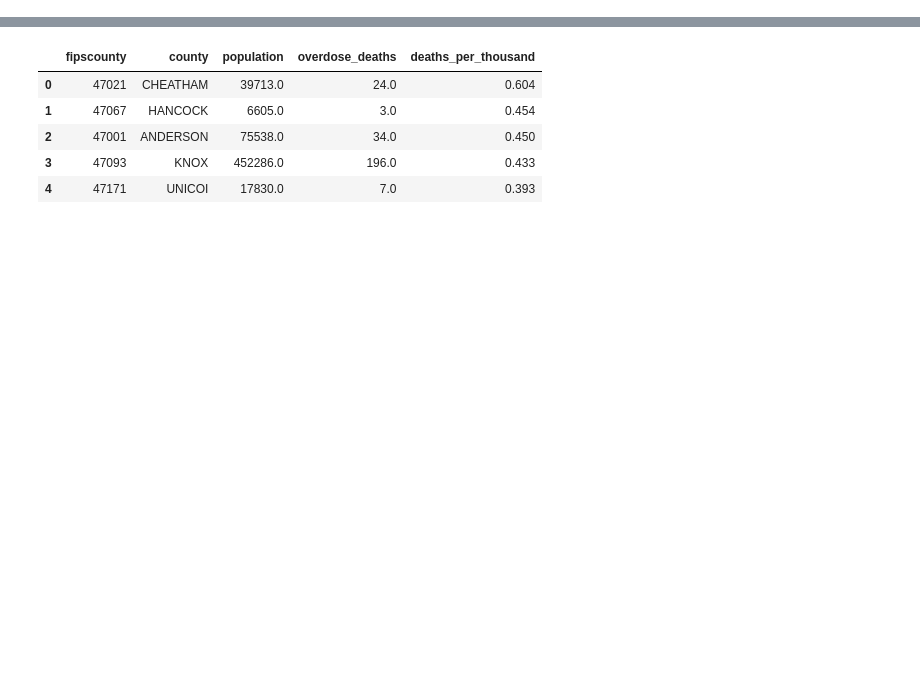
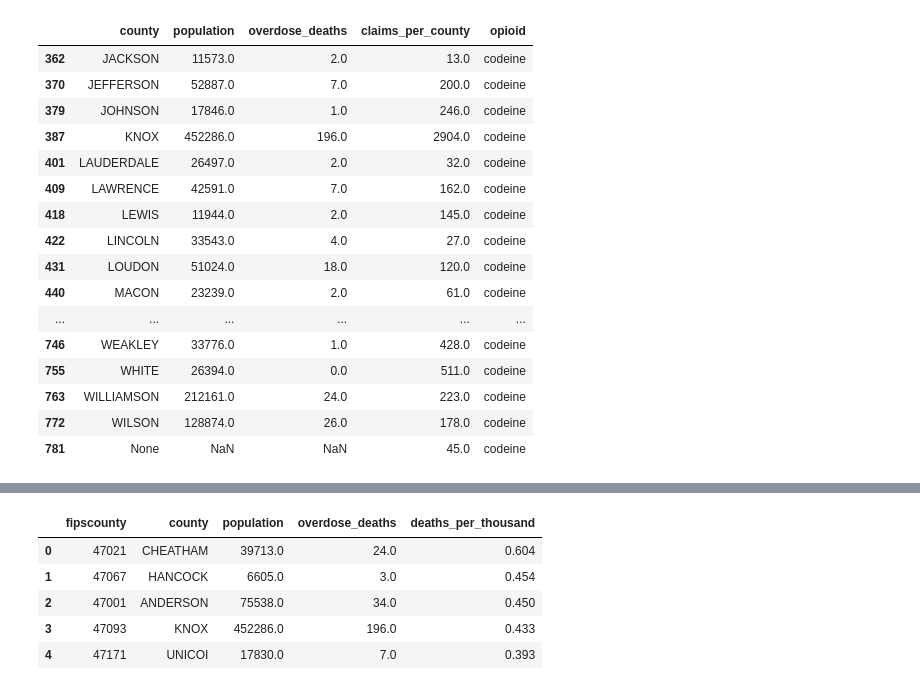
Before and after one commit to nss-data-science-cohort-4/sql_rx_project-mmm, a Jupyter notebook: sql_rx_parker.ipynb, the cells around one changed output, grey strips where cells are left out. Cells and saved outputs as stored; diff of their text form; code cells hidden in the pictures; blank space fills up the shorter version.

```diff
--- a/sql_rx_parker.ipynb
+++ b/sql_rx_parker.ipynb
@@ -13,0 +109,20 @@ Hydrocodone
+# %%
+claims_per_opioid[claims_per_opioid['opioid'] == 'codeine'].tail(49)
+# %% [output]
+|  | county | population | overdose_deaths | claims_per_county | opioid |
+| 362 | JACKSON | 11573.0 | 2.0 | 13.0 | codeine |
+| 370 | JEFFERSON | 52887.0 | 7.0 | 200.0 | codeine |
+| 379 | JOHNSON | 17846.0 | 1.0 | 246.0 | codeine |
+| 387 | KNOX | 452286.0 | 196.0 | 2904.0 | codeine |
+| 401 | LAUDERDALE | 26497.0 | 2.0 | 32.0 | codeine |
+| 409 | LAWRENCE | 42591.0 | 7.0 | 162.0 | codeine |
+| 418 | LEWIS | 11944.0 | 2.0 | 145.0 | codeine |
+| 422 | LINCOLN | 33543.0 | 4.0 | 27.0 | codeine |
+| 431 | LOUDON | 51024.0 | 18.0 | 120.0 | codeine |
+| 440 | MACON | 23239.0 | 2.0 | 61.0 | codeine |
+| ... | ... | ... | ... | ... | ... |
+| 746 | WEAKLEY | 33776.0 | 1.0 | 428.0 | codeine |
+| 755 | WHITE | 26394.0 | 0.0 | 511.0 | codeine |
+| 763 | WILLIAMSON | 212161.0 | 24.0 | 223.0 | codeine |
+| 772 | WILSON | 128874.0 | 26.0 | 178.0 | codeine |
+| 781 | None | NaN | NaN | 45.0 | codeine |
```
Also changed, not shown: parts of 17 cells of this notebook.
